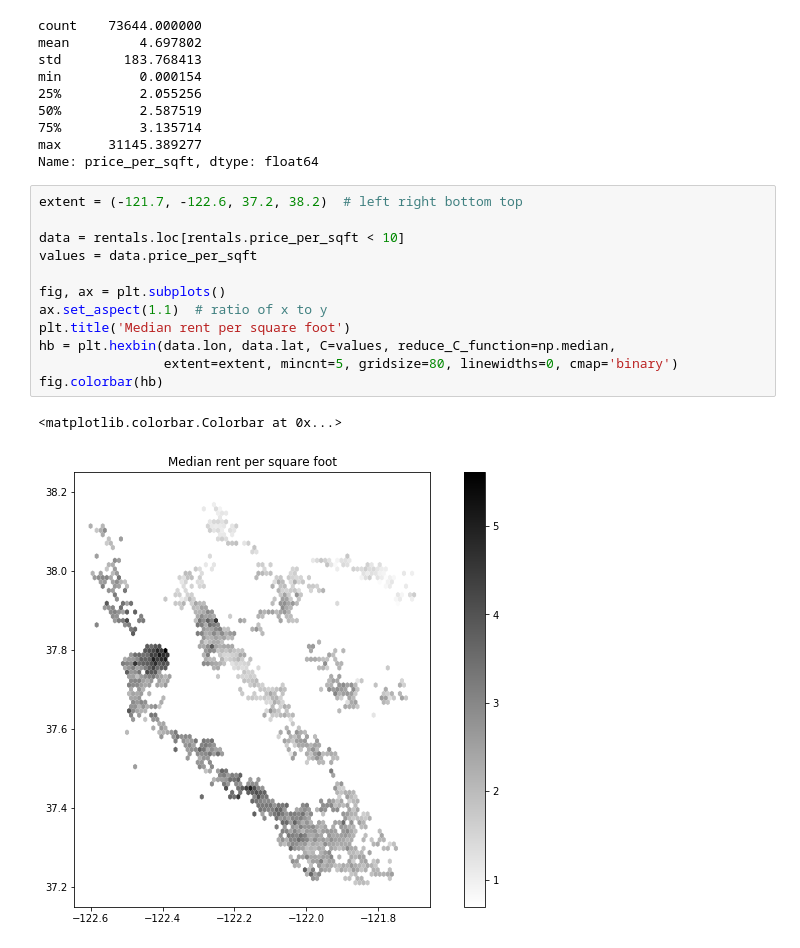
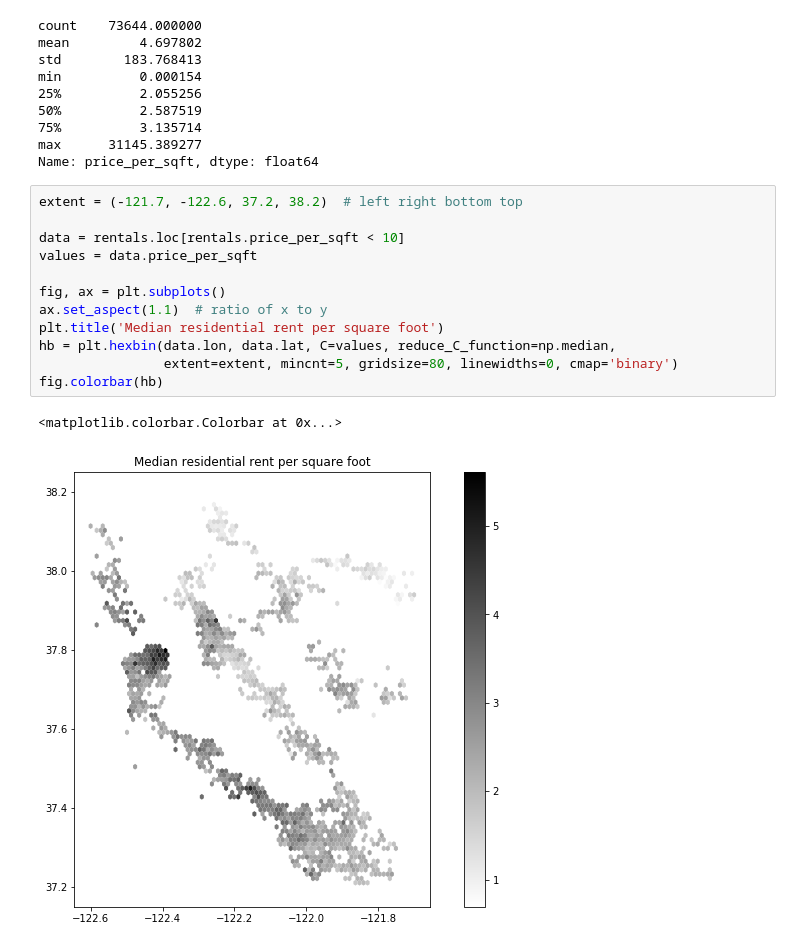
Before and after one commit to ual/displacement-chapter-replication, a Jupyter notebook: notebooks/UrbanSim-maps.ipynb, the cells around one changed output. Saved outputs shown, nothing was run; the diff lists cells and outputs as text.

```diff
--- a/notebooks/UrbanSim-maps.ipynb
+++ b/notebooks/UrbanSim-maps.ipynb
@@ -258,15 +349,15 @@ Name: price_per_sqft, dtype: float64
 # %%
 extent = (-121.7, -122.6, 37.2, 38.2)  # left right bottom top
 
 data = rentals.loc[rentals.price_per_sqft < 10]
 values = data.price_per_sqft
 
 fig, ax = plt.subplots()
 ax.set_aspect(1.1)  # ratio of x to y
-plt.title('Median rent per square foot')
+plt.title('Median residential rent per square foot')
 hb = plt.hexbin(data.lon, data.lat, C=values, reduce_C_function=np.median,
                 extent=extent, mincnt=5, gridsize=80, linewidths=0, cmap='binary')
 fig.colorbar(hb)
 # %% [output]
 <matplotlib.colorbar.Colorbar at 0x...>
-[figure, old version]
+[figure, new version]
```
Also changed, not shown: parts of 15 cells of this notebook.
